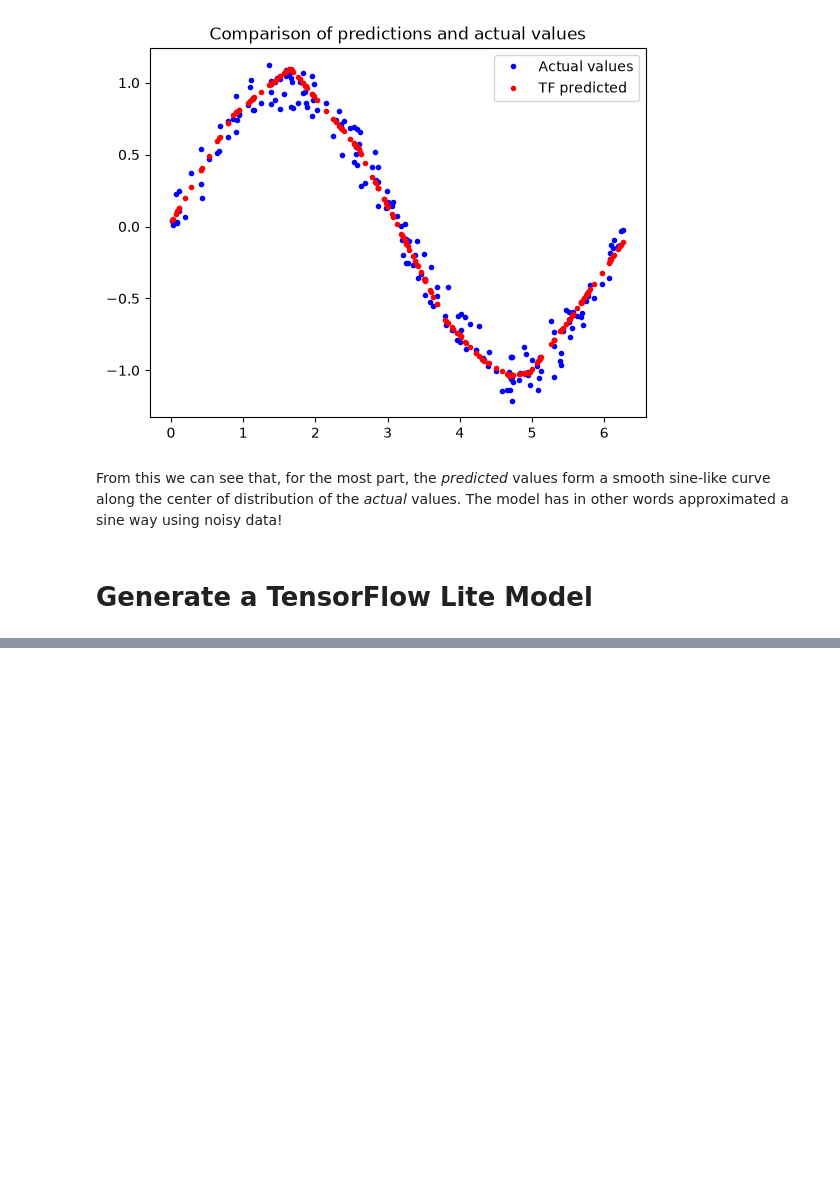
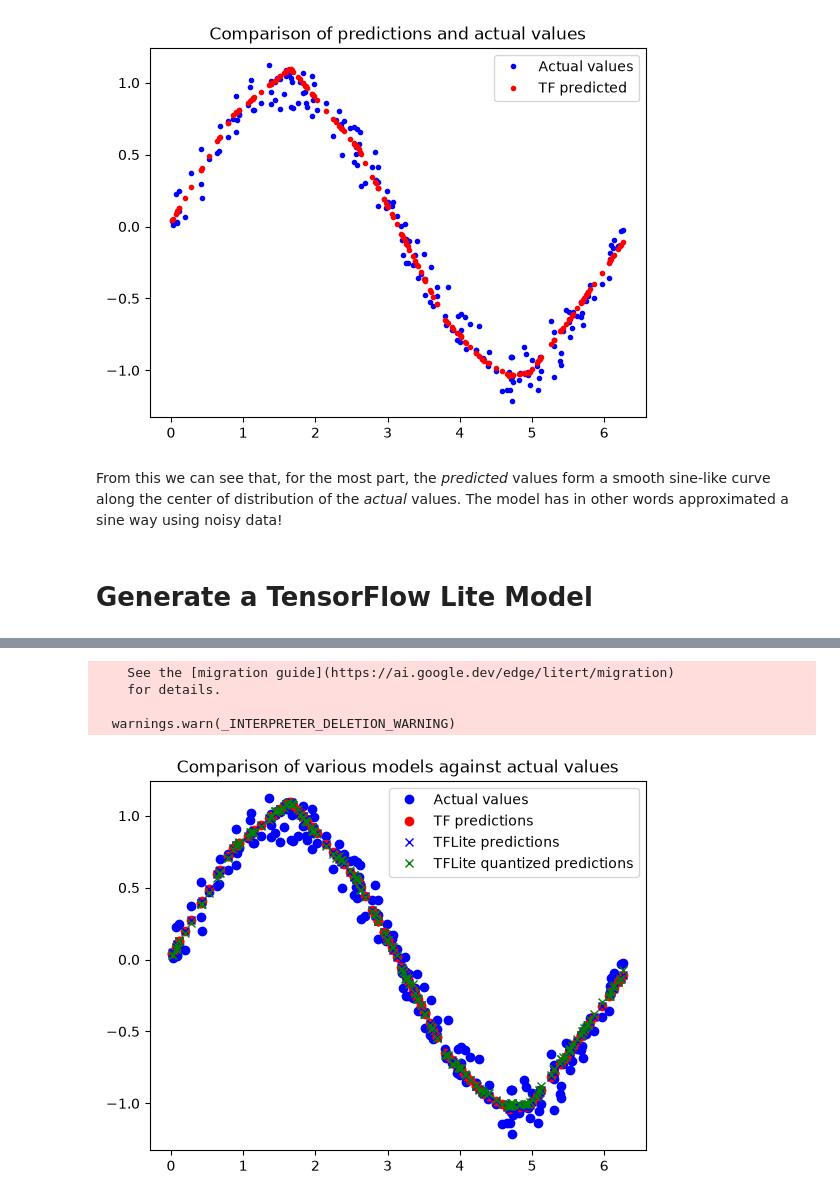
Before and after one commit to Wusteeeer/TinyML_Labs, a Jupyter notebook: hello_world/hello_world.ipynb, the cells around one changed output, grey strips where cells are left out. Cells and saved outputs as stored; diff of their text form; code cells hidden in the pictures; blank space fills up the shorter version.

Commit message:
Hello world example done (Possible todo: change from TF Lite to LiteRT as TF Lite is depricated see migration process here: https://developers.google.com/edge/litert/migration)

```diff
--- a/hello_world/hello_world.ipynb
+++ b/hello_world/hello_world.ipynb
@@ -472,0 +560,52 @@ To convert the model we will use the TensorFlow Lite Converter's Python API. It
+# %%
+def predict_tflite(tflite_model, x_test):
+    # Prepare the test data
+    x_test_ = x_test.copy()
+    x_test_ = x_test_.reshape((x_test.size, 1))
+    x_test_ = x_test_.astype(np.float32)
+
+    # Init the TFLite Interpreter
+    interpreter = tf.lite.Interpreter(model_content=tflite_model, experimental_op_resolver_type=tf.lite.experimental.OpResolverType.BUILTIN_REF)
+
+    interpreter.allocate_tensors()
+
+    input_details = interpreter.get_input_details()[0]
+    output_details = interpreter.get_output_details()[0]
+
+    # If required, quantize the input layer (from float to integer)
+    input_scale, input_zero_point = input_details["quantization"]
+    if (input_scale, input_zero_point) != (0.0, 0):
+        x_test_ = x_test_ / input_scale + input_zero_point
+        x_test_ = x_test_.astype(input_details["dtype"])
+
+    # Invoke the interpreter
+    y_pred = []
+    for i in range(len(x_test_)):
+        interpreter.set_tensor(input_details["index"], [x_test_[i]])
+        interpreter.invoke()
+        y_pred.append(interpreter.get_tensor(output_details["index"])[0])
+
+    # If required, dequantize the output layer (from integer to float)
+    output_scale, output_zero_point = output_details["quantization"]
+    if (output_scale, output_zero_point) != (0.0, 0):
+        y_pred = y_pred.astype(np.float32)
+        y_pred = (y_pred - output_zero_point) * output_scale
+
+    return y_pred
+
+
+# Calculate predictions
+y_test_pred_tf = model_improved.predict(x_test)
+y_test_pred_no_quant_tflite = predict_tflite(model_no_quant_tflite, x_test)
+y_test_pred_quant_tflite = predict_tflite(model_quant_tflite, x_test)
+
+# See how prediction lines up with data
+plt.clf()
+plt.title('Comparison of various models against actual values')
+plt.plot(x_test, y_test, 'bo', label='Actual values')
+plt.plot(x_test, y_test_pred_tf, 'ro', label='TF predictions')
+plt.plot(x_test, y_test_pred_no_quant_tflite, 'bx', label='TFLite predictions')
+plt.plot(x_test, y_test_pred_quant_tflite, 'gx', label='TFLite quantized predictions')
+plt.legend()
+plt.show()
+# %% [output]
@@ -472,0 +613,5 @@ To convert the model we will use the TensorFlow Lite Converter's Python API. It
+    See the [migration guide](https://ai.google.dev/edge/litert/migration)
+    for details.
+
+  warnings.warn(_INTERPRETER_DELETION_WARNING)
+[figure, added]
```
Also changed, not shown: parts of 11 cells of this notebook, 3 other files.
